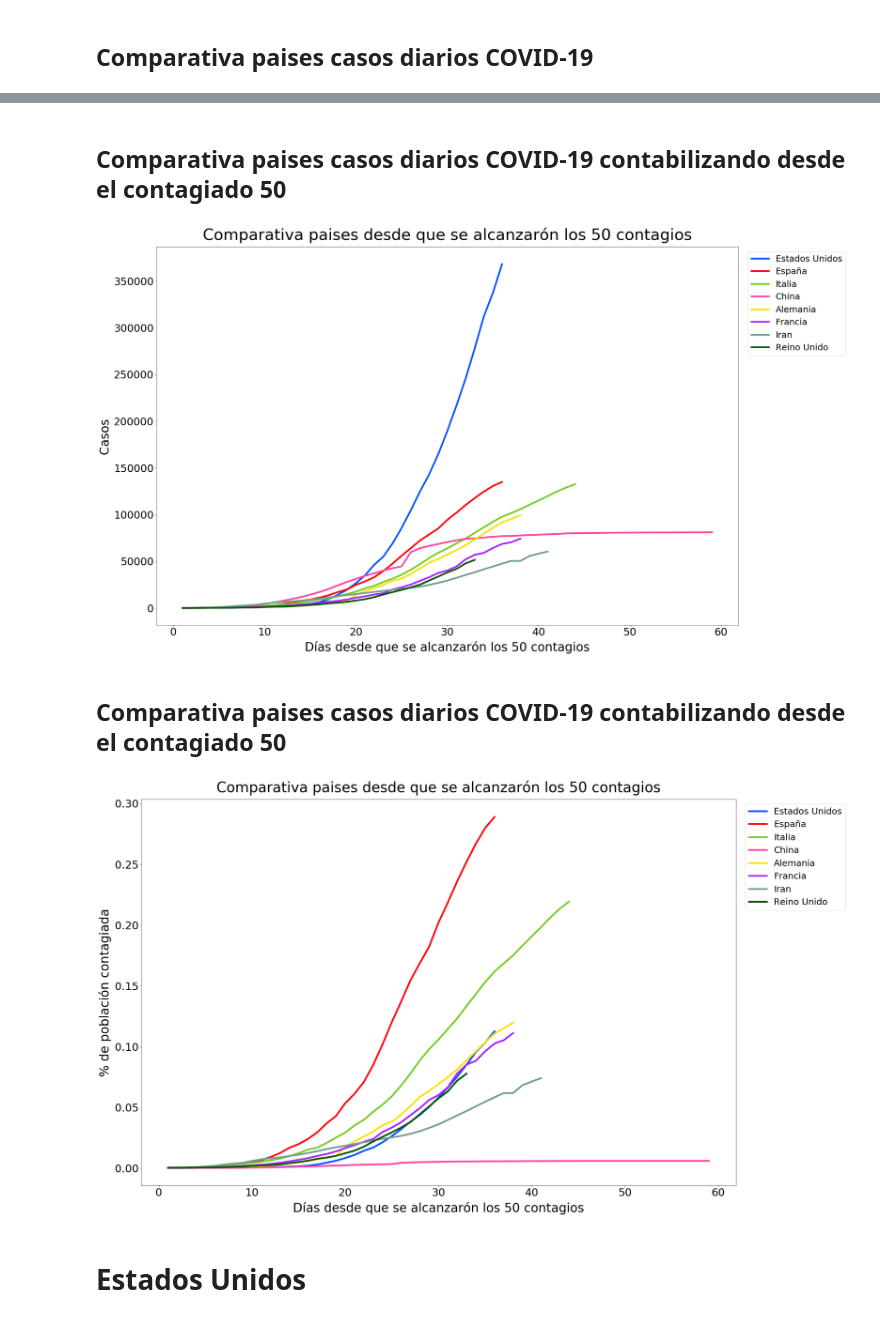
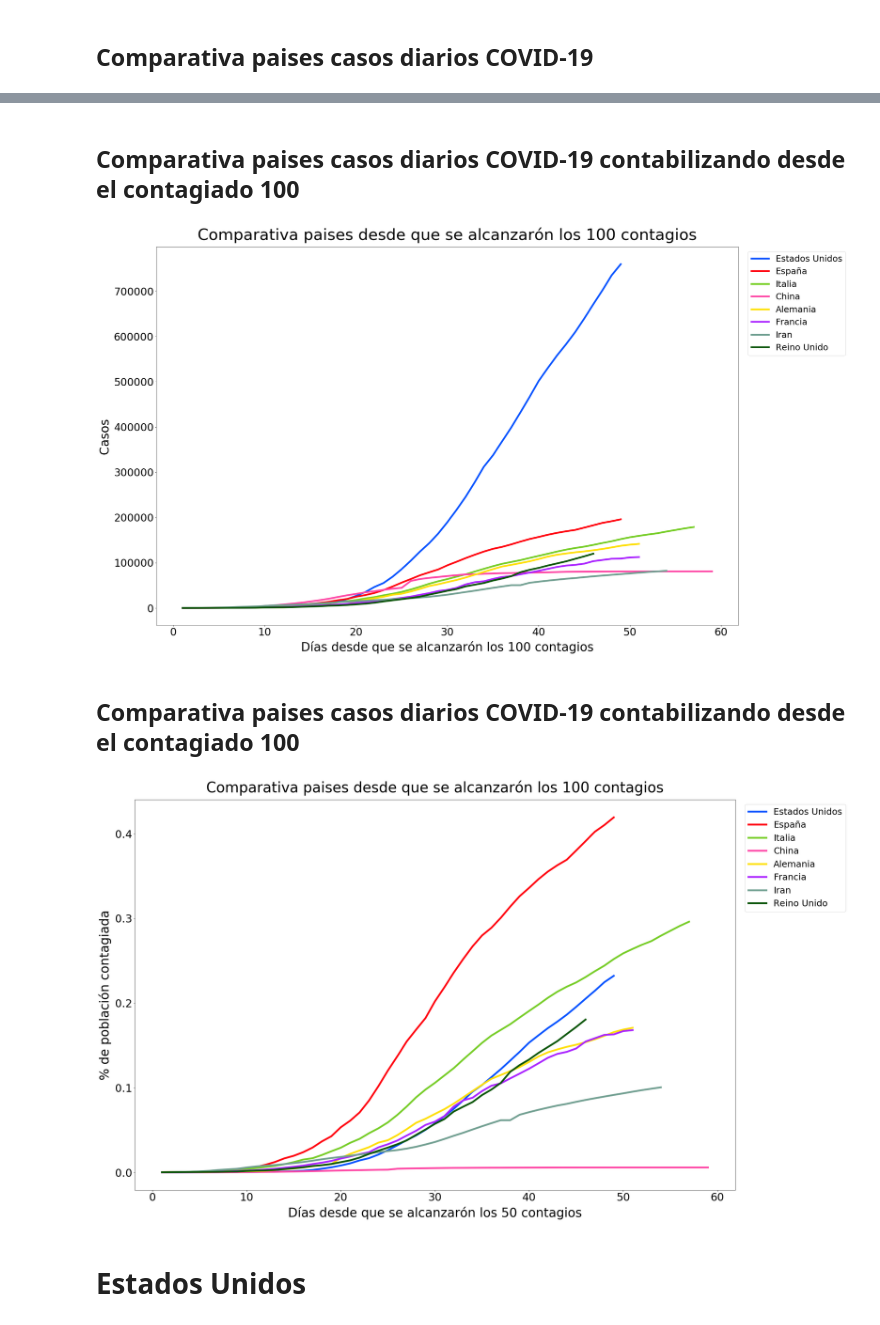
Before and after one commit to PascualArroyo/COVID-19, a Jupyter notebook: COVID-19.ipynb, the cells around one changed output, grey strips where cells are left out. Cells and saved outputs as stored; diff of their text form; code cells hidden in the pictures.

```diff
--- a/COVID-19.ipynb
+++ b/COVID-19.ipynb
@@ -198,5 +198,5 @@ plt.show()
 # %% [markdown]
-## Comparativa paises casos diarios COVID-19 contabilizando desde el contagiado 50
+## Comparativa paises casos diarios COVID-19 contabilizando desde el contagiado 100
 # %%
 US = data[(data['countriesAndTerritories'] == 'United_States_of_America') & (data['day_0'] > 0) & (data['day_0'] < 60)]
 IT = data[(data['countriesAndTerritories'] == 'Italy') & (data['day_0'] > 0) & (data['day_0'] < 60)]
@@ -209,31 +209,31 @@ UK = data[(data['countriesAndTerritories'] == 'United_Kingdom') & (data['day_0']
 # %%
 ax = plt.subplots(figsize=(30,20))
 
 plt.plot(US['day_0'], US['casesacum'], label = 'Estados Unidos', linewidth=5, color = 'xkcd:electric blue')
 plt.plot(ES['day_0'], ES['casesacum'], label = 'España', linewidth=5, color = 'xkcd:bright red')
 plt.plot(IT['day_0'], IT['casesacum'], label = 'Italia', linewidth=5, color = 'xkcd:apple green')
 plt.plot(CN['day_0'], CN['casesacum'], label = 'China', linewidth=5, color = 'xkcd:barbie pink')
 plt.plot(DE['day_0'], DE['casesacum'], label = 'Alemania', linewidth=5, color = 'xkcd:dandelion')
 plt.plot(FR['day_0'], FR['casesacum'], label = 'Francia', linewidth=5, color = 'xkcd:electric purple')
 plt.plot(IR['day_0'], IR['casesacum'], label = 'Iran', linewidth=5, color = 'xkcd:greyish teal')
 plt.plot(UK['day_0'], UK['casesacum'], label = 'Reino Unido', linewidth=5, color = 'xkcd:forest')
 
 plt.legend(loc='upper left')
 
 plt.xticks(fontsize='30')
 plt.yticks(fontsize='30')
 
 plt.legend(prop = {'size':25}, loc = 'upper center', bbox_to_anchor=(1.1, 1))
 
-plt.xlabel("Días desde que se alcanzarón los 50 contagios", fontsize=35, labelpad=10)
+plt.xlabel("Días desde que se alcanzarón los 100 contagios", fontsize=35, labelpad=10)
 plt.ylabel("Casos", fontsize=35, labelpad=10)
-plt.title("Comparativa paises desde que se alcanzarón los 50 contagios", fontsize=45, loc='center', pad=20)
-plt.savefig("ComparativaPaisesDesde50Contagios", bbox_inches = "tight")
+plt.title("Comparativa paises desde que se alcanzarón los 100 contagios", fontsize=45, loc='center', pad=20)
+plt.savefig("ComparativaPaisesDesde100Contagios", bbox_inches = "tight")
 plt.show()
 # %% [output]
-[figure, old version]
+[figure, new version]
 # %% [markdown]
-## Comparativa paises casos diarios COVID-19 contabilizando desde el contagiado 50
+## Comparativa paises casos diarios COVID-19 contabilizando desde el contagiado 100
 # %%
 ax = plt.subplots(figsize=(30,20))
 
@@ -255,11 +255,11 @@ plt.legend(prop = {'size':25}, loc = 'upper center', bbox_to_anchor=(1.1, 1))
 
 plt.xlabel("Días desde que se alcanzarón los 50 contagios", fontsize=35, labelpad=10)
 plt.ylabel("% de población contagiada", fontsize=35, labelpad=10)
-plt.title("Comparativa paises desde que se alcanzarón los 50 contagios", fontsize=40, loc='center', pad=20)
+plt.title("Comparativa paises desde que se alcanzarón los 100 contagios", fontsize=40, loc='center', pad=20)
 plt.savefig("Comparativa%Desde50Contagios", bbox_inches = "tight")
 plt.show()
 # %% [output]
-[figure, old version]
+[figure, new version]
 # %% [markdown]
 # Estados Unidos
 # %% [markdown]
```
Also changed, not shown: parts of 17 cells of this notebook, 20 other files.
